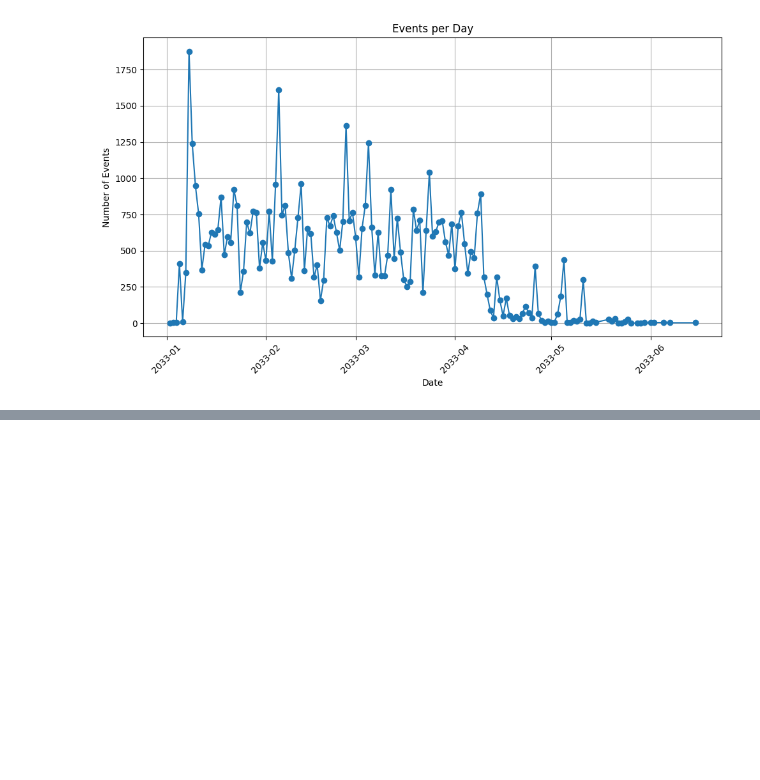
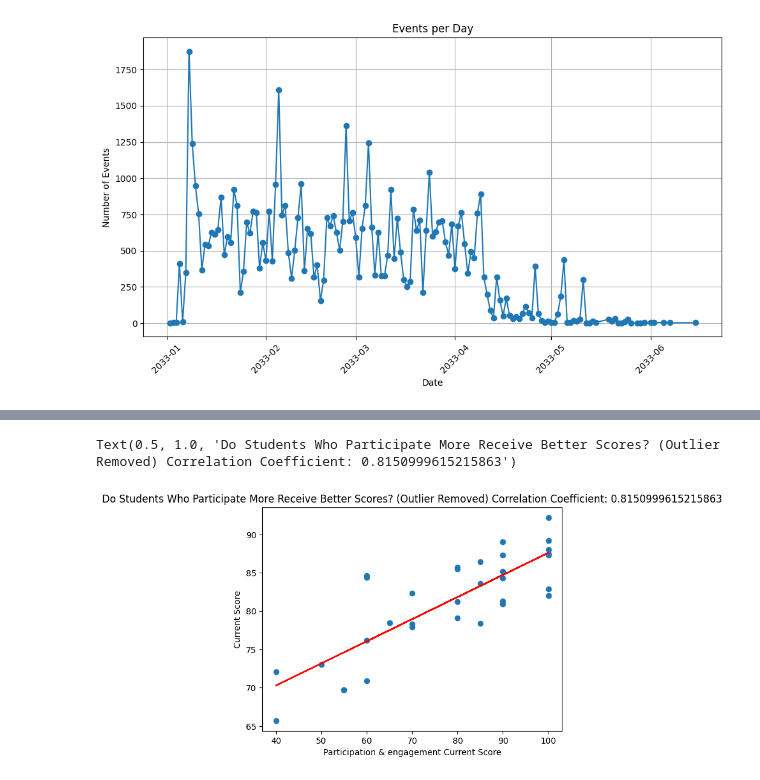
Before and after one commit to UBC-LA-Hackathon/hack-la-2023, a Jupyter notebook: Red Hats/starter.ipynb, the cells around one changed output, grey strips where cells are left out. Drawn from its saved outputs; the diff is of its cells as text; code cells hidden in the pictures; blank space fills up the shorter version.

```diff
--- a/Red Hats/starter.ipynb
+++ b/Red Hats/starter.ipynb
@@ -229,0 +75,20 @@ X = df
+# %%
+assignments = pd.read_csv('./data/hackathon_alternate_data/additional/assignments.csv', encoding= 'latin')
+gradebook = pd.read_csv('./data/hackathon_alternate_data/additional/gradebook.csv', encoding= 'latin')
+enrollments = pd.read_csv('./data/hackathon_alternate_data/additional/enrollments.csv', encoding= 'latin')
+gradebook = gradebook.fillna(0)
+gradebook = gradebook.drop([0,1])
+gradebook = gradebook.drop([29])
+
+plt.scatter(gradebook["Participation & engagement Current Score"].astype(int), gradebook["Current Score"].astype(float))
+
+slope, intercept, r_value, p_value, std_err = linregress(gradebook["Participation & engagement Current Score"].astype(int), gradebook["Current Score"].astype(float))
+regression_line = slope * gradebook["Participation & engagement Current Score"].astype(int) + intercept
+plt.plot(gradebook["Participation & engagement Current Score"].astype(int), regression_line, color='red', label="Linear Regression Line")
+
+plt.xlabel("Participation & engagement Current Score")
+plt.ylabel("Current Score")
+plt.title("Do Students Who Participate More Receive Better Scores? (Outlier Removed) Correlation Coefficient: " + str(r_value))
+# %% [output]
+Text(0.5, 1.0, 'Do Students Who Participate More Receive Better Scores? (Outlier Removed) Correlation Coefficient: 0.8150999615215863')
+[figure, added]
```
Also changed, not shown: parts of 19 cells of this notebook.
